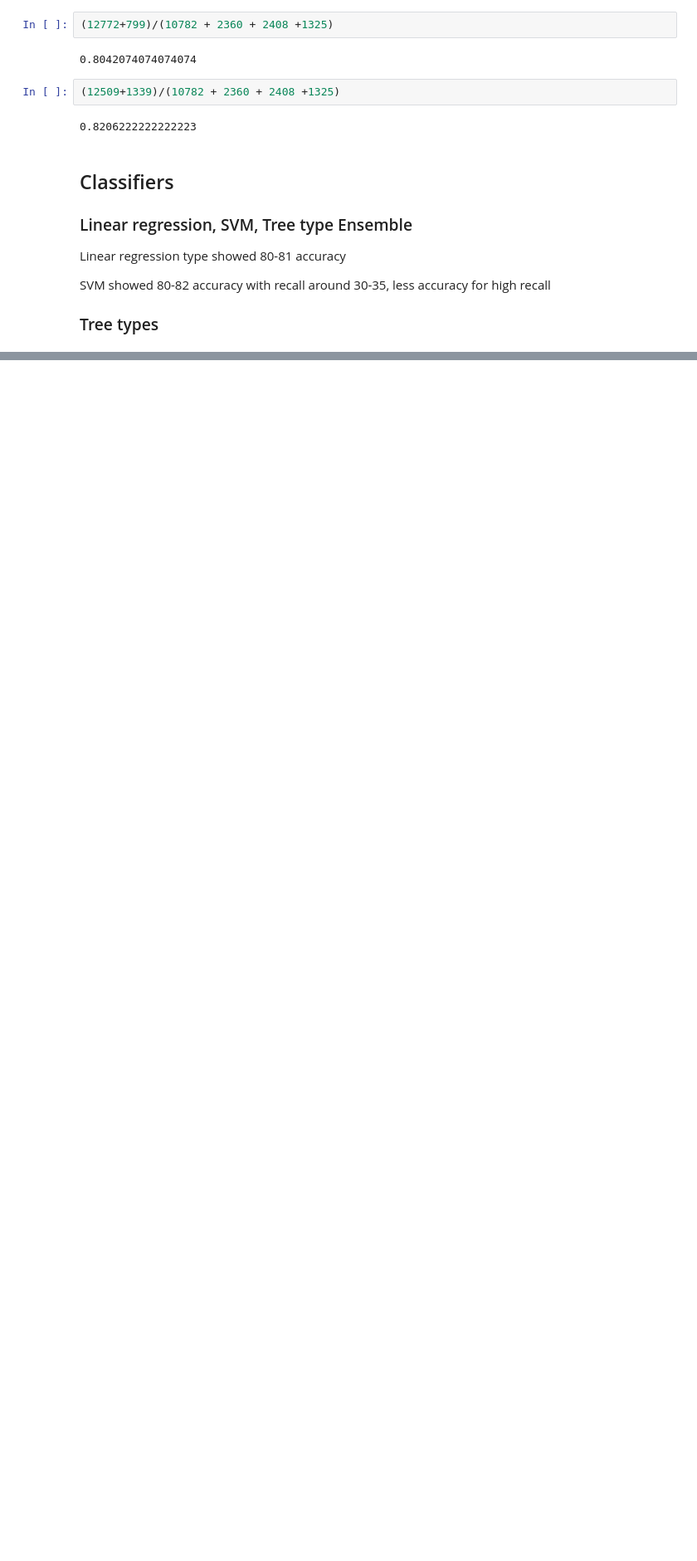
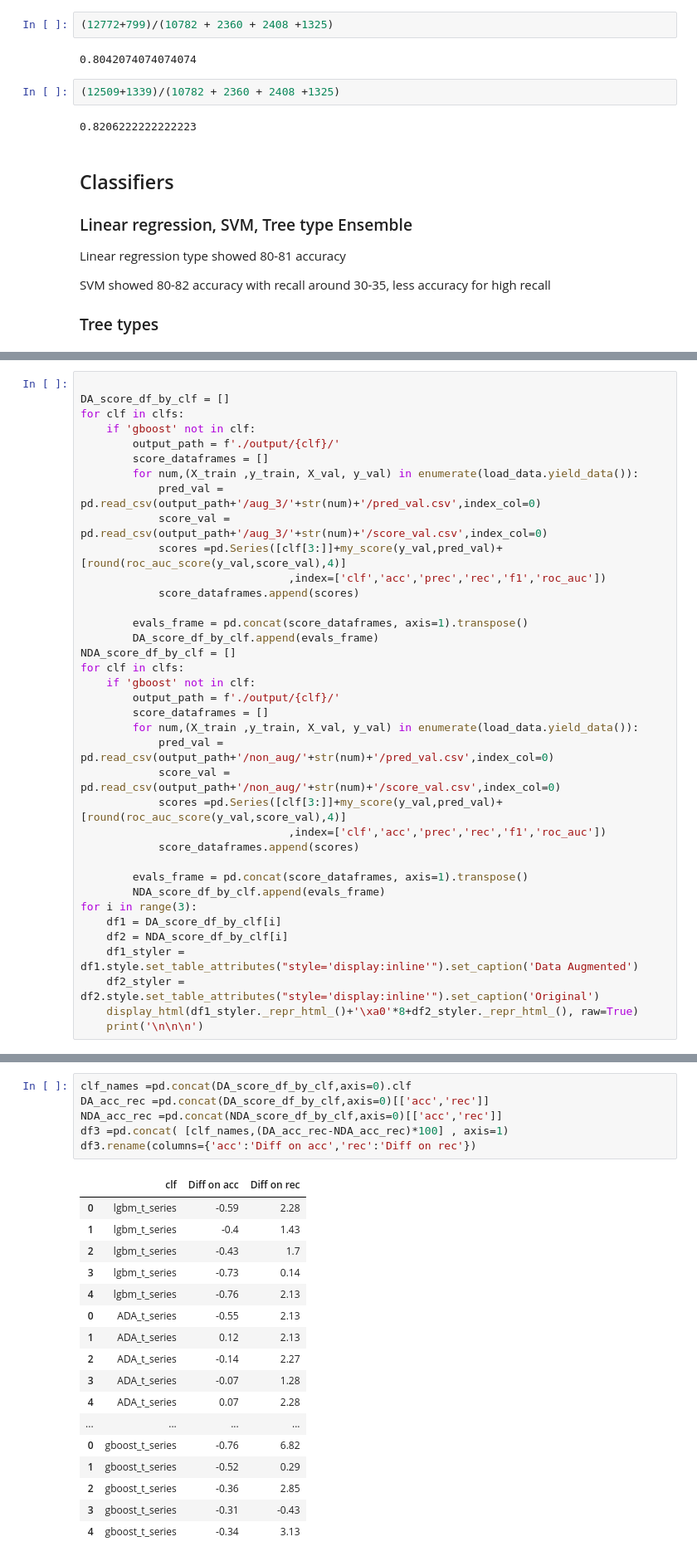
Before and after one commit to sinwall/221117_MLBasic, a Jupyter notebook: SW/Final.ipynb, the cells around one changed output, grey strips where cells are left out. Shown: that part at 83% size. Saved outputs shown, nothing was run; the diff lists cells and outputs as text; blank space fills up the shorter version.

```diff
--- a/SW/Final.ipynb
+++ b/SW/Final.ipynb
@@ -366,0 +474,37 @@ Text(0.5, 0.98, 'Confusion matrix of lgbm_t_series')
+# %%
+
+DA_score_df_by_clf = []
+for clf in clfs:
+    if 'gboost' not in clf:
+        output_path = f'./output/{clf}/'
+        score_dataframes = []
+        for num,(X_train ,y_train, X_val, y_val) in enumerate(load_data.yield_data()):
+            pred_val = pd.read_csv(output_path+'/aug_3/'+str(num)+'/pred_val.csv',index_col=0)
+            score_val = pd.read_csv(output_path+'/aug_3/'+str(num)+'/score_val.csv',index_col=0)
+            scores =pd.Series([clf[3:]]+my_score(y_val,pred_val)+[round(roc_auc_score(y_val,score_val),4)]
+                                ,index=['clf','acc','prec','rec','f1','roc_auc'])
+            score_dataframes.append(scores)
+
+        evals_frame = pd.concat(score_dataframes, axis=1).transpose()
+        DA_score_df_by_clf.append(evals_frame)
+NDA_score_df_by_clf = []
+for clf in clfs:
+    if 'gboost' not in clf:
+        output_path = f'./output/{clf}/'
+        score_dataframes = []
+        for num,(X_train ,y_train, X_val, y_val) in enumerate(load_data.yield_data()):
+            pred_val = pd.read_csv(output_path+'/non_aug/'+str(num)+'/pred_val.csv',index_col=0)
+            score_val = pd.read_csv(output_path+'/non_aug/'+str(num)+'/score_val.csv',index_col=0)
+            scores =pd.Series([clf[3:]]+my_score(y_val,pred_val)+[round(roc_auc_score(y_val,score_val),4)]
+                                ,index=['clf','acc','prec','rec','f1','roc_auc'])
+            score_dataframes.append(scores)
+
+        evals_frame = pd.concat(score_dataframes, axis=1).transpose()
+        NDA_score_df_by_clf.append(evals_frame)
+for i in range(3):
+    df1 = DA_score_df_by_clf[i]
+    df2 = NDA_score_df_by_clf[i]
+    df1_styler = df1.style.set_table_attributes("style='display:inline'").set_caption('Data Augmented')
+    df2_styler = df2.style.set_table_attributes("style='display:inline'").set_caption('Original')
+    display_html(df1_styler._repr_html_()+'\xa0'*8+df2_styler._repr_html_(), raw=True)
+    print('\n\n\n')
@@ -366,0 +786,24 @@ Text(0.5, 0.98, 'Confusion matrix of lgbm_t_series')
+# %%
+clf_names =pd.concat(DA_score_df_by_clf,axis=0).clf
+DA_acc_rec =pd.concat(DA_score_df_by_clf,axis=0)[['acc','rec']]
+NDA_acc_rec =pd.concat(NDA_score_df_by_clf,axis=0)[['acc','rec']]
+df3 =pd.concat( [clf_names,(DA_acc_rec-NDA_acc_rec)*100] , axis=1)
+df3.rename(columns={'acc':'Diff on acc','rec':'Diff on rec'})
+# %% [output]
+|  | clf | Diff on acc | Diff on rec |
+| 0 | lgbm_t_series | -0.59 | 2.28 |
+| 1 | lgbm_t_series | -0.4 | 1.43 |
+| 2 | lgbm_t_series | -0.43 | 1.7 |
+| 3 | lgbm_t_series | -0.73 | 0.14 |
+| 4 | lgbm_t_series | -0.76 | 2.13 |
+| 0 | ADA_t_series | -0.55 | 2.13 |
+| 1 | ADA_t_series | 0.12 | 2.13 |
+| 2 | ADA_t_series | -0.14 | 2.27 |
+| 3 | ADA_t_series | -0.07 | 1.28 |
+| 4 | ADA_t_series | 0.07 | 2.28 |
+| ... | ... | ... | ... |
+| 0 | gboost_t_series | -0.76 | 6.82 |
+| 1 | gboost_t_series | -0.52 | 0.29 |
+| 2 | gboost_t_series | -0.36 | 2.85 |
+| 3 | gboost_t_series | -0.31 | -0.43 |
+| 4 | gboost_t_series | -0.34 | 3.13 |
```
Also changed, not shown: parts of 39 cells of this notebook.
